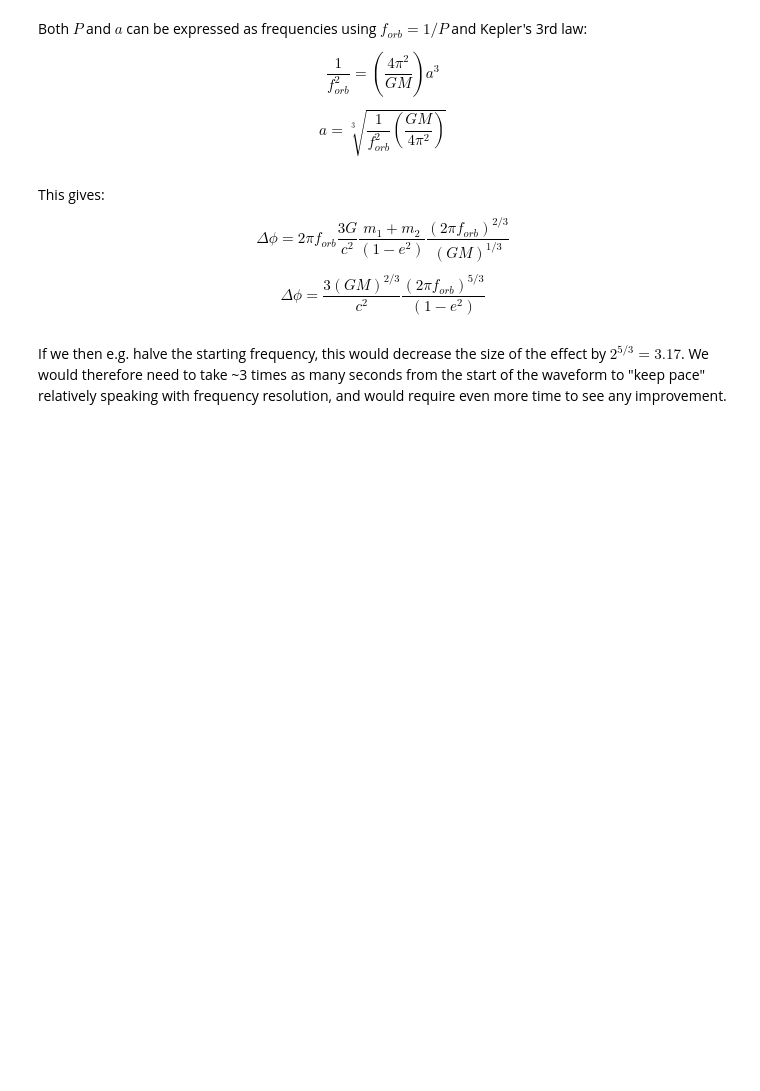
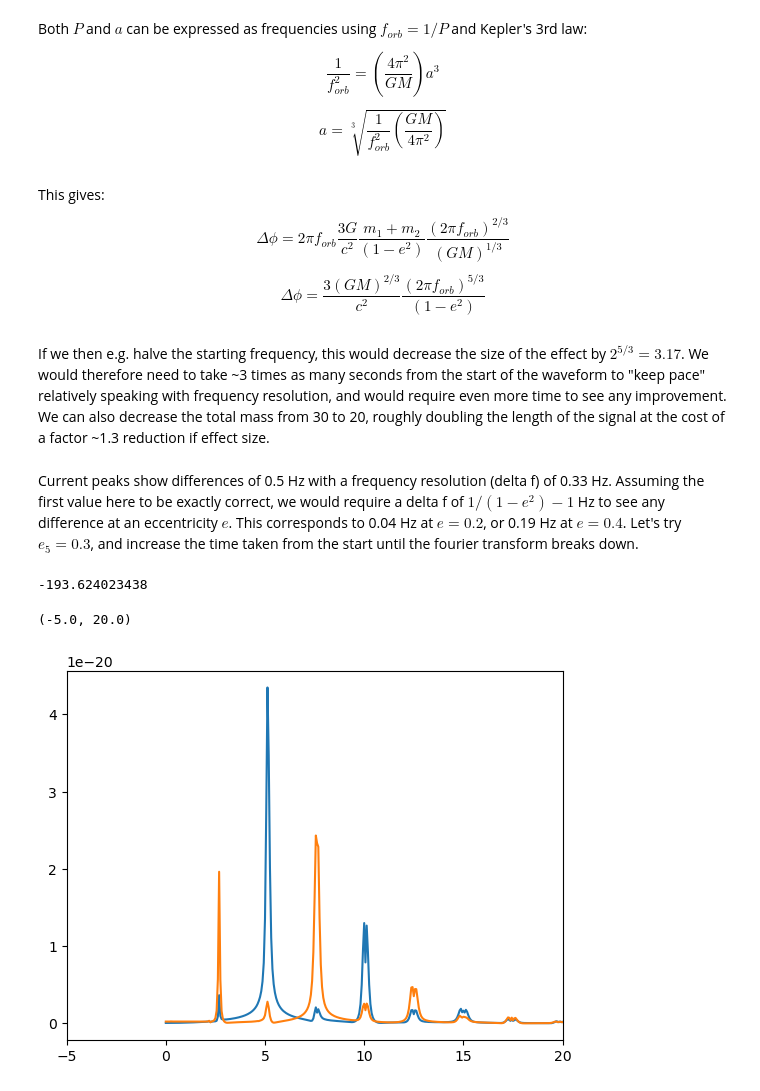
Before and after one commit to BenGPatterson/EccentricBinaries, a Jupyter notebook: notebooks/n_component_decomposition.ipynb, the cells around one changed output. Saved outputs shown, nothing was run; the diff lists cells and outputs as text; code cells hidden in the pictures; blank space fills up the shorter version.

```diff
--- a/notebooks/n_component_decomposition.ipynb
+++ b/notebooks/n_component_decomposition.ipynb
@@ -961,4 +961,21 @@ $$
 \Delta \phi = \frac{3(GM)^{2/3}}{c^2} \frac{(2\pi f_{orb})^{5/3}}{(1-e^2)}
 $$
 # %% [markdown]
-If we then e.g. halve the starting frequency, this would decrease the size of the effect by $2^{5/3} = 3.17$. We would therefore need to take ~3 times as many seconds from the start of the waveform to  "keep pace" relatively speaking with frequency resolution, and would require even more time to see any improvement.
+If we then e.g. halve the starting frequency, this would decrease the size of the effect by $2^{5/3} = 3.17$. We would therefore need to take ~3 times as many seconds from the start of the waveform to  "keep pace" relatively speaking with frequency resolution, and would require even more time to see any improvement. We can also decrease the total mass from 30 to 20, roughly doubling the length of the signal at the cost of a factor ~1.3 reduction if effect size.
+# %% [markdown]
+Current peaks show differences of 0.5 Hz with a frequency resolution (delta f) of 0.33 Hz. Assuming the first value here to be exactly correct, we would require a delta f of $1/(1-e^2)-1$ Hz to see any difference at an eccentricity $e$. This corresponds to 0.04 Hz at $e = 0.2$, or 0.19 Hz at $e=0.4$. Let's try $e_5=0.3$, and increase the time taken from the start until the fourier transform breaks down.
+# %%
+# Create and FT waveforms
+_, h1, h2, s1, s2 = get_h([1,1], 5, 0.3, 20, 2, 4096, approximant='TEOBResumS')
+print(h1.sample_times[0])
+h1_f = make_frequency_series(h1.real()[0:4096*16])
+h2_f = make_frequency_series(h2.real()[0:4096*16])
+
+# Make h1,h2 plot
+plt.plot(h1_f.sample_frequencies, abs(h1_f), label='h1_f')
+plt.plot(h2_f.sample_frequencies, abs(h2_f), label='h2_f')
+plt.xlim(-5,20)
+# %% [output]
+-193.624023438
+(-5.0, 20.0)
+[figure, added]
```
Also changed, not shown: parts of 7 cells of this notebook, 7 other files.
